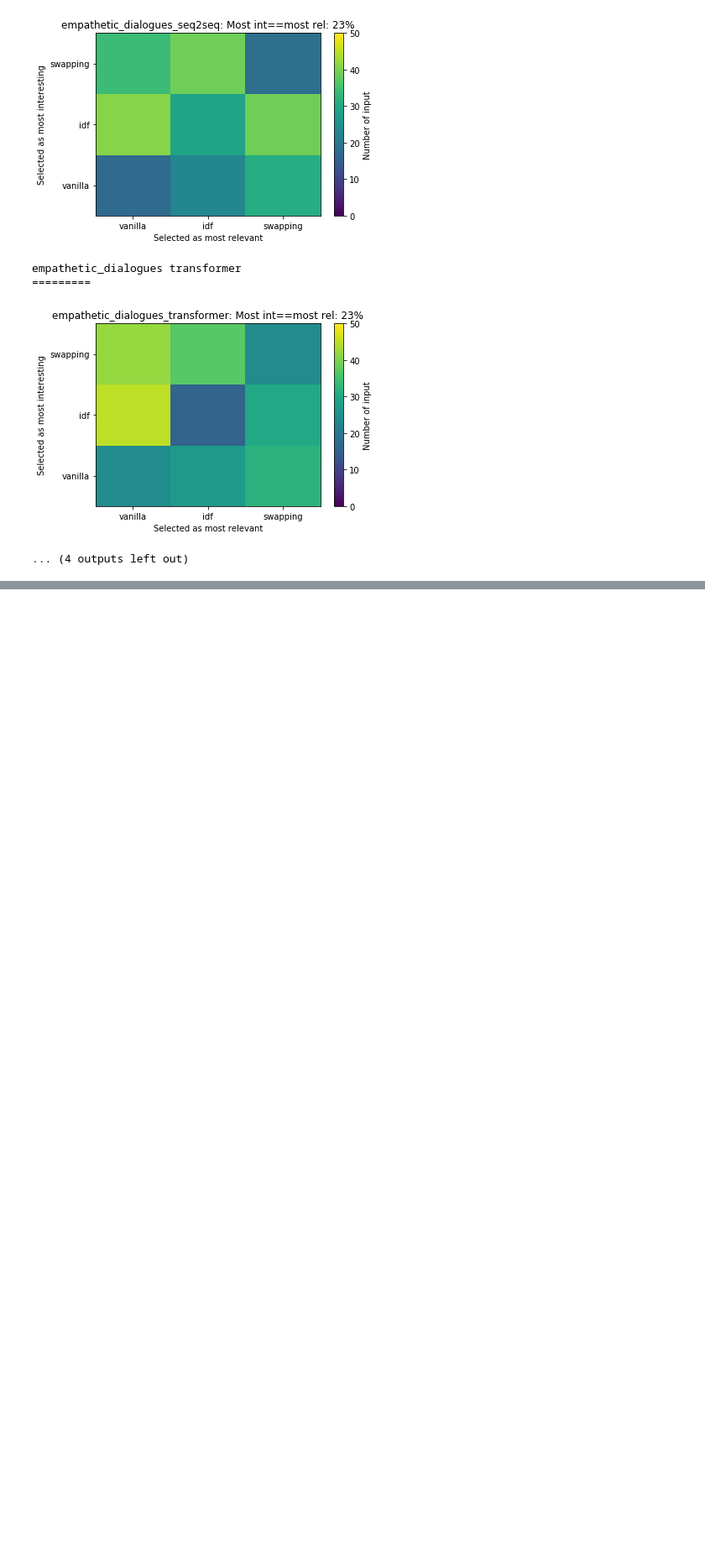
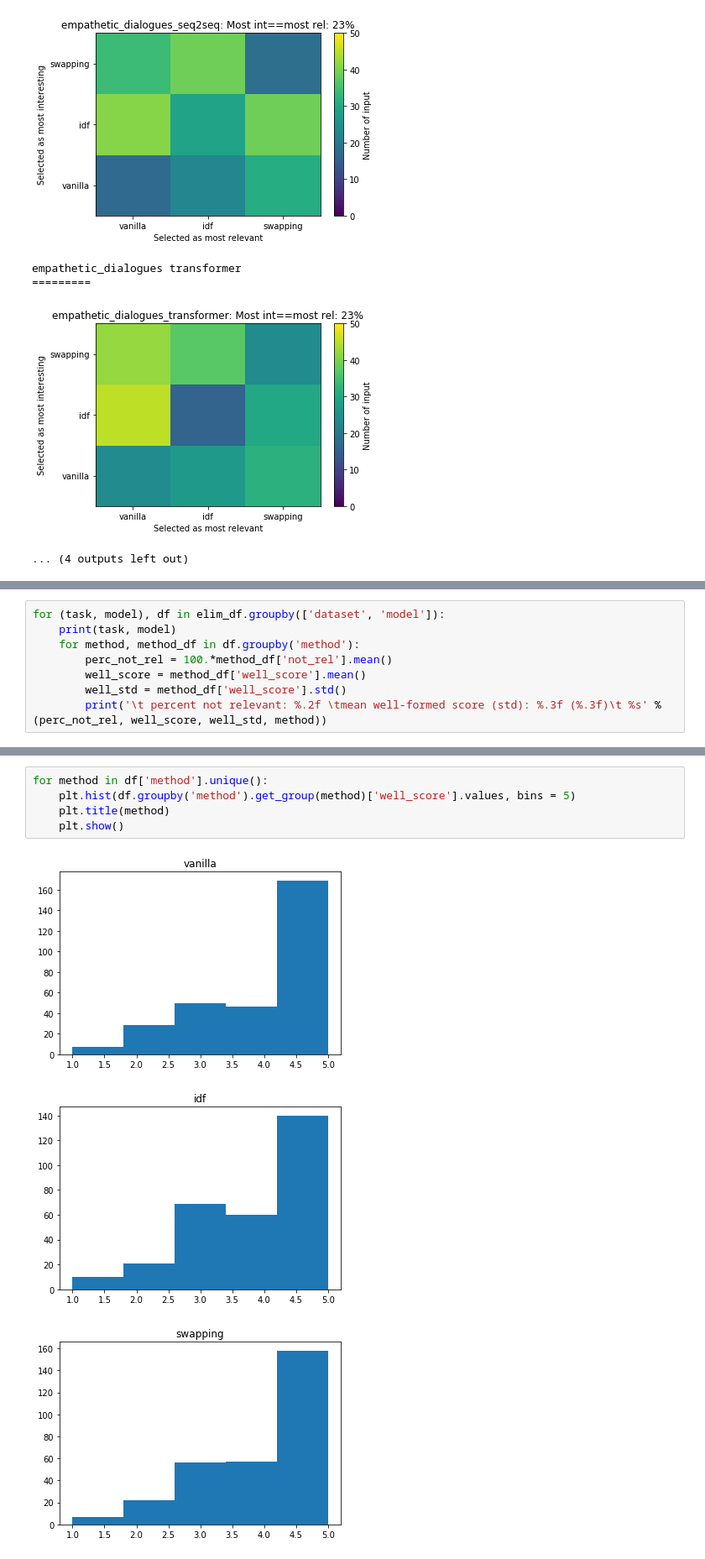
Before and after one commit to odemasi/ParlAI, a Jupyter notebook: evaluation/Explore_turk_results_v2.ipynb, the cells around one changed output, grey strips where cells are left out. Shown at 84% size. Cells and saved outputs as stored; diff of their text form; blank space fills up the shorter version.

```diff
--- a/evaluation/Explore_turk_results_v2.ipynb
+++ b/evaluation/Explore_turk_results_v2.ipynb
@@ -613,0 +808,8 @@ empathetic_dialogues transformer
+# %%
+for (task, model), df in elim_df.groupby(['dataset', 'model']):
+    print(task, model)
+    for method, method_df in df.groupby('method'):
+        perc_not_rel = 100.*method_df['not_rel'].mean()
+        well_score = method_df['well_score'].mean()
+        well_std = method_df['well_score'].std()
+        print('\t percent not relevant: %.2f \tmean well-formed score (std): %.3f (%.3f)\t %s' % (perc_not_rel, well_score, well_std, method))
@@ -613,0 +834,9 @@ empathetic_dialogues transformer
+# %%
+for method in df['method'].unique():
+    plt.hist(df.groupby('method').get_group(method)['well_score'].values, bins = 5)
+    plt.title(method)
+    plt.show()
+# %% [output]
+[figure, added]
+[figure, added]
+[figure, added]
```
Also changed, not shown: parts of 20 cells of this notebook.
